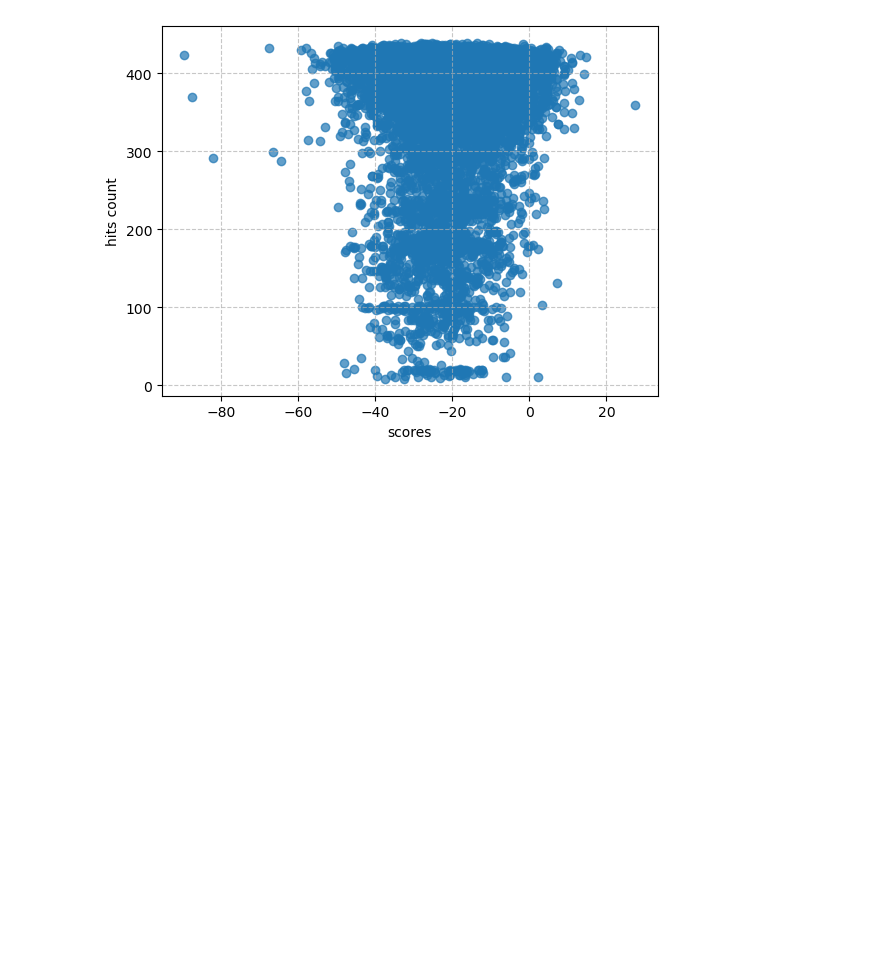
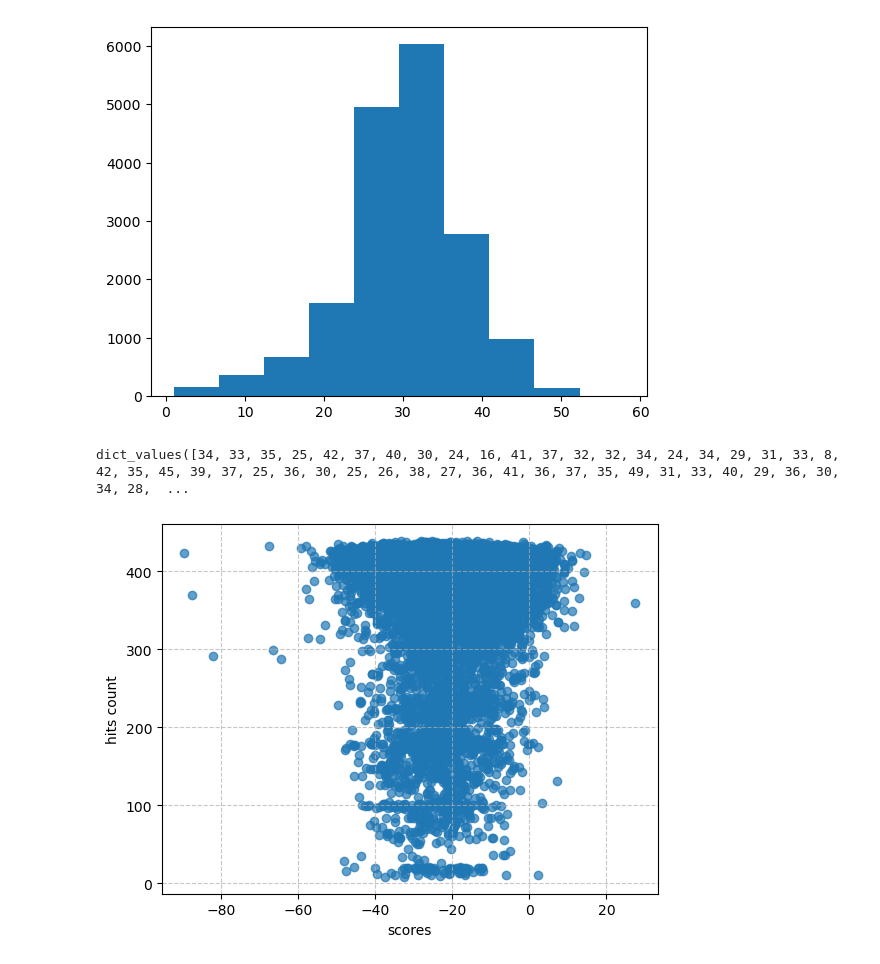
Before and after one commit to debbiemarkslab/PROSE, a Jupyter notebook: scripts/notebook.ipynb, the cells around one changed output. Saved outputs shown, nothing was run; the diff lists cells and outputs as text; code cells hidden in the pictures; blank space fills up the shorter version.

```diff
--- a/scripts/notebook.ipynb
+++ b/scripts/notebook.ipynb
@@ -6,3 +191,16 @@ import matplotlib.pyplot as plt
+# %%
+with open("/n/groups/marks/users/erik/Promoter_Poet_private/logs/train_distribution.pkl", "rb") as f:
+    distribution = pickle.load(f)
+
+plt.figure()
+plt.hist()
+plt.show()
+# %% [output]
+[figure, added]
+# %%
+distribution.values()
+# %% [output]
+dict_values([34, 33, 35, 25, 42, 37, 40, 30, 24, 16, 41, 37, 32, 32, 34, 24, 34, 29, 31, 33, 8, 42, 35, 45, 39, 37, 25, 36, 30, 25, 26, 38, 27, 36, 41, 36, 37, 35, 49, 31, 33, 40, 29, 36, 30, 34, 28,  ...
 # %%
 df_path = "/n/groups/marks/users/erik/Promoter_Poet_private/data/scored_sanity_check.csv"
 df = pd.read_csv(df_path)
```
Also changed, not shown: parts of 11 cells of this notebook, 17 other files.
